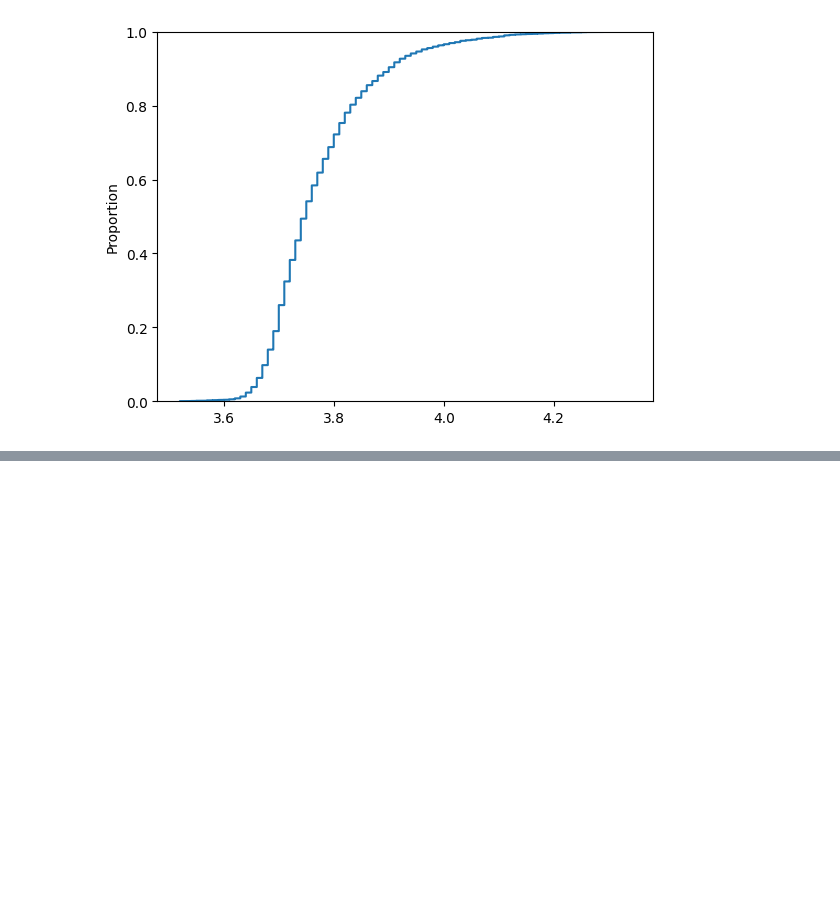
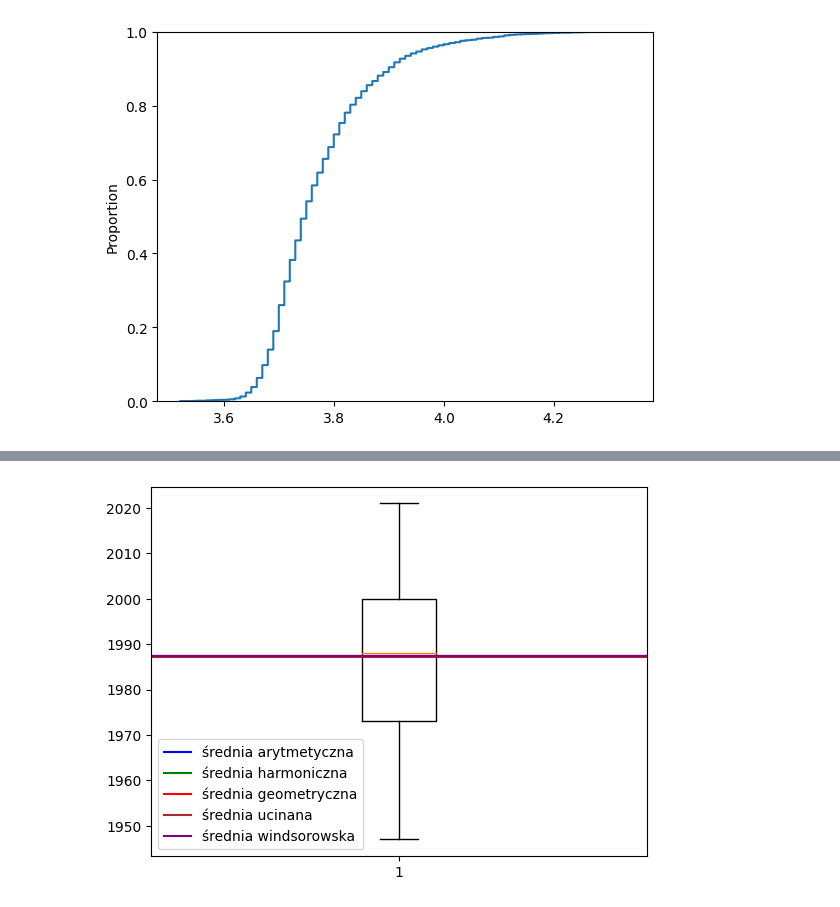
Before and after one commit to rafglo/Statystyka-stosowana, a Jupyter notebook: music_data_analysis.ipynb, the cells around one changed output, grey strips where cells are left out. Drawn from its saved outputs; the diff is of its cells as text; code cells hidden in the pictures; blank space fills up the shorter version.

```diff
--- a/music_data_analysis.ipynb
+++ b/music_data_analysis.ipynb
@@ -104,0 +118,11 @@ print(np.corrcoef(years,ratings))
+# %%
+plt.boxplot(years)
+plt.plot(xs, [a_mean_years]*1000, label="średnia arytmetyczna",c="b")
+plt.plot(xs, [h_mean_years]*1000, label="średnia harmoniczna", c="g")
+plt.plot(xs, [g_mean_years]*1000, label="średnia geometryczna", c="r")
+plt.plot(xs, [t_mean_years]*1000, label="średnia ucinana", c="brown")
+plt.plot(xs, [w_mean_years]*1000, label="średnia windsorowska", c="purple")
+plt.legend(loc="best")
+plt.show()
+# %% [output]
+[figure, added]
```
Also changed, not shown: parts of 24 cells of this notebook, 1 other file.
